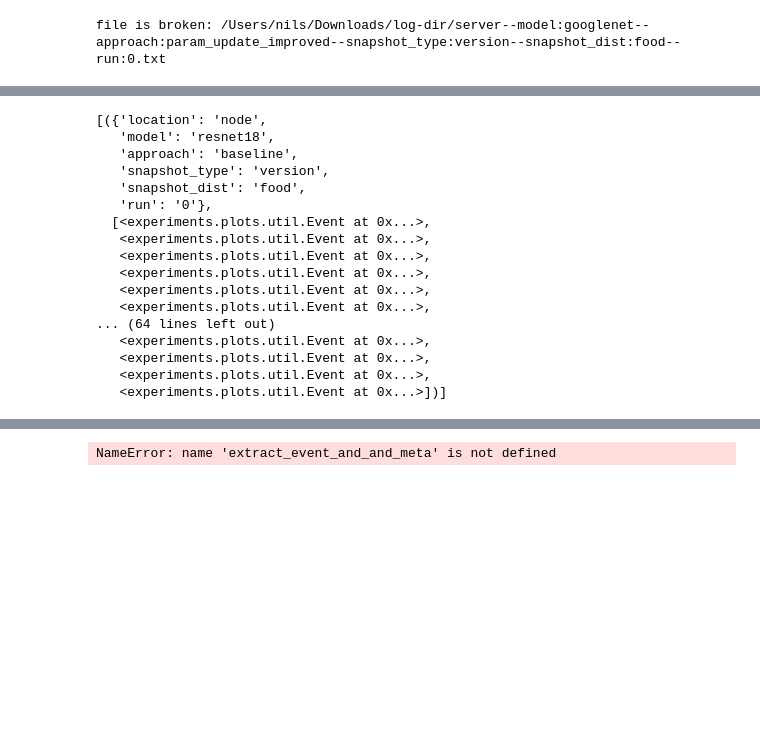
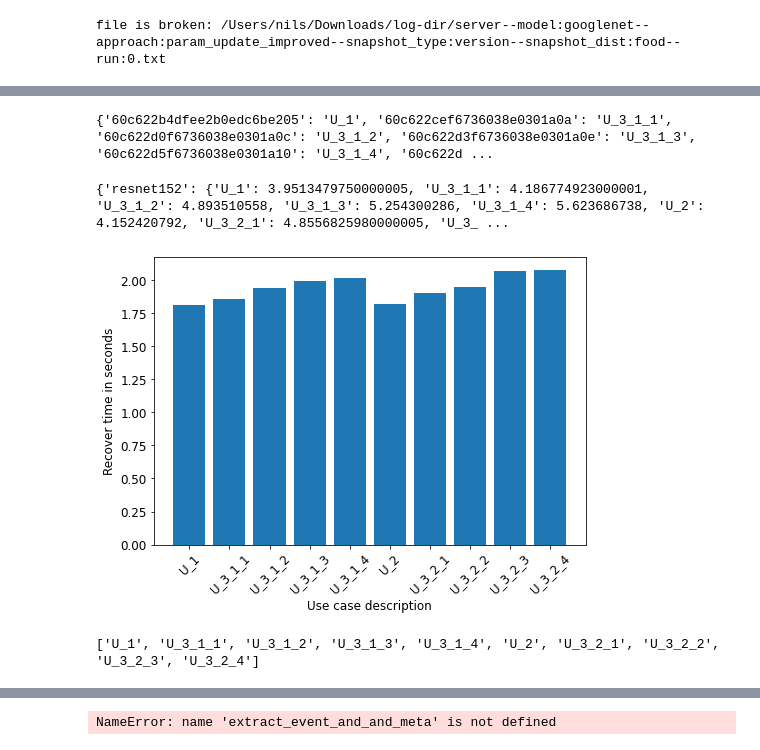
Before and after one commit to slin96/master-thesis, a Jupyter notebook: experiments/plots/save_recover_time.ipynb, the cells around one changed output, grey strips where cells are left out. Drawn from its saved outputs; the diff is of its cells as text; code cells hidden in the pictures; blank space fills up the shorter version.

```diff
--- a/experiments/plots/save_recover_time.ipynb
+++ b/experiments/plots/save_recover_time.ipynb
@@ -54,6 +59,26 @@ def plot_save_time_one_model(save_times, save_path=None):
     # TODO save plot
 
     print(use_cases)
+# %%
+def plot_recover_time_one_model(save_times, save_path=None):
+    use_cases = rearrange_u2(list(save_times.keys()))
+
+    plt.rc('font', size=12)
+    fig = plt.figure()
+    ax = fig.add_axes([0, 0, 1, 1])
+    times = [save_times[k] for k in use_cases]
+    ax.bar(use_cases, times)
+    ax.set_ylabel('Recover time in seconds')
+    ax.set_xlabel('Use case description')
+    plt.xticks(rotation=45)
+    if save_path:
+        fig.savefig(save_path, bbox_inches='tight')
+
+    plt.show()
+
+    # TODO save plot
+
+    print(use_cases)
 # %%
 plot_save_time_one_model(save_times['mobilenet'], './pdfs/mobilenet.pdf')
 # %% [output]
@@ -81,22 +106,21 @@ plot_save_time_one_model(save_times['resnet152'])
 ['U_3_1_1', 'U_3_1_2', 'U_3_1_3', 'U_3_1_4', 'U_2', 'U_3_2_1', 'U_3_2_2', 'U_3_2_3', 'U_3_2_4']
-# %%
-baseline_version_food_node_0
-# %% [output]
-[({'location': 'node',
-   'model': 'resnet18',
-   'approach': 'baseline',
-   'snapshot_type': 'version',
-   'snapshot_dist': 'food',
-   'run': '0'},
-  [<experiments.plots.util.Event at 0x...>,
-   <experiments.plots.util.Event at 0x...>,
-   <experiments.plots.util.Event at 0x...>,
-   <experiments.plots.util.Event at 0x...>,
-   <experiments.plots.util.Event at 0x...>,
-   <experiments.plots.util.Event at 0x...>,
-... (64 lines left out)
-   <experiments.plots.util.Event at 0x...>,
-   <experiments.plots.util.Event at 0x...>,
-   <experiments.plots.util.Event at 0x...>,
-   <experiments.plots.util.Event at 0x...>])]
+# %%
+all_files = all_files_in_dir(ROOT_LOG_DIR)
+id_to_use_case= [id_use_case_dict(log_file) for log_file in all_files]
+id_use_case_mapping = {}
+for d in id_to_use_case:
+    id_use_case_mapping.update(d)
+print(id_use_case_mapping)
+# %% [output]
+{'60c622b4dfee2b0edc6be205': 'U_1', '60c622cef6736038e0301a0a': 'U_3_1_1', '60c622d0f6736038e0301a0c': 'U_3_1_2', '60c622d3f6736038e0301a0e': 'U_3_1_3', '60c622d5f6736038e0301a10': 'U_3_1_4', '60c622d ...
+# %%
+rec_times = calc_recover_times(baseline_version_food_server_0)
+print(rec_times)
+# %% [output]
+{'resnet152': {'U_1': 3.9513479750000005, 'U_3_1_1': 4.186774923000001, 'U_3_1_2': 4.893510558, 'U_3_1_3': 5.254300286, 'U_3_1_4': 5.623686738, 'U_2': 4.152420792, 'U_3_2_1': 4.8556825980000005, 'U_3_ ...
+# %%
+plot_recover_time_one_model(rec_times['mobilenet'])
+# %% [output]
+[figure, added]
+['U_1', 'U_3_1_1', 'U_3_1_2', 'U_3_1_3', 'U_3_1_4', 'U_2', 'U_3_2_1', 'U_3_2_2', 'U_3_2_3', 'U_3_2_4']
 # %%
```
Also changed, not shown: parts of 12 cells of this notebook, 1 other file.
